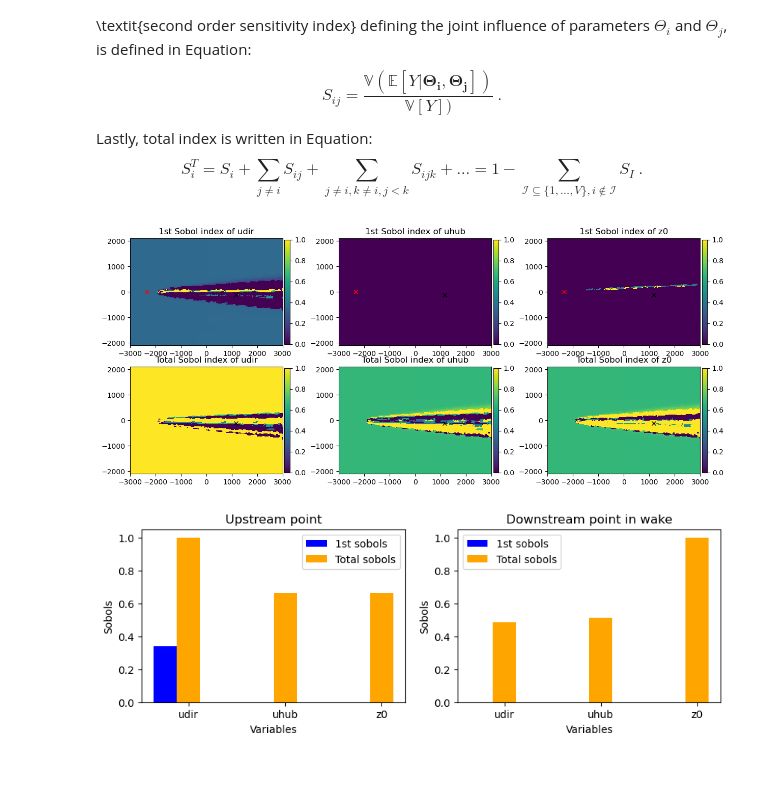
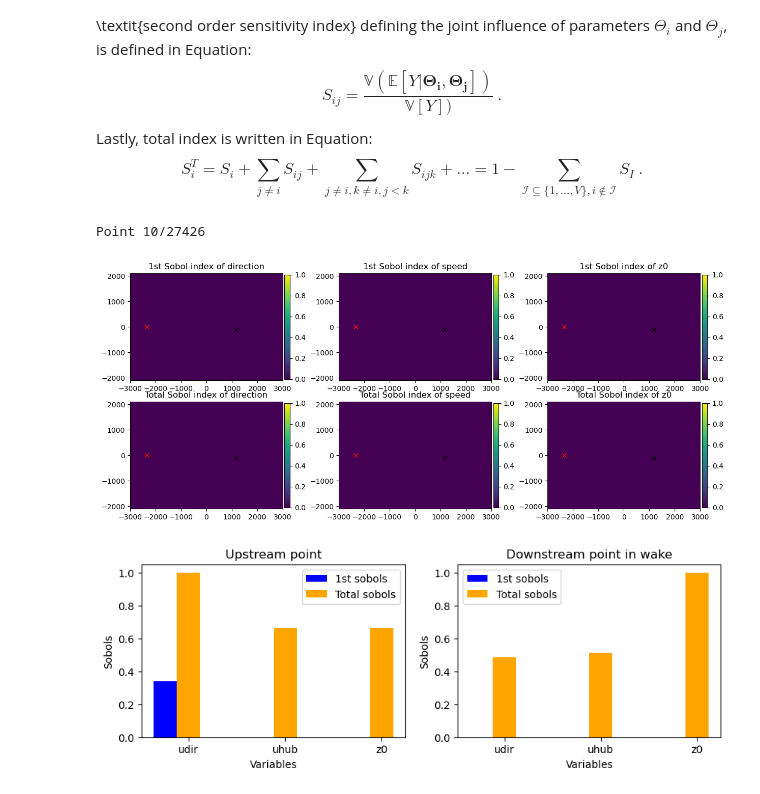
Before and after one commit to bjarketol/WIFA, a Jupyter notebook: vnv/uq_validation/launch_sensitivity_study.ipynb, the cells around one changed output. Cells and saved outputs as stored; diff of their text form; code cells hidden in the pictures.

```diff
--- a/vnv/uq_validation/launch_sensitivity_study.ipynb
+++ b/vnv/uq_validation/launch_sensitivity_study.ipynb
@@ -46,6 +48,6 @@ Variables are :  ['time', 'wind_dir_at_hub', 'wind_velocity_at_hub', 'roughness_
 Dimensions of variable 1 are :  ('time',)
 Shape of variable 1 is :  (1000,)
 # %%
-f = nc.Dataset('MC_Velocity_WP4_test.nc')
+f = nc.Dataset('MC_hub_timeseries_velocity_code_saturne.nc')
 print(f.variables.keys())
 # %% [output]
@@ -53,10 +55,17 @@ dict_keys(['velocity_x', 'velocity_y', 'velocity_z'])
 # %%
-velocity_X = f.variables['velocity_x']
-velocity_Y = f.variables['velocity_y']
-velocity_Z = f.variables['velocity_z']
+#get triangulation from netcdf
+x = f.variables['vertices_x_coords'][:]
+y = f.variables['vertices_y_coords'][:]
+triangles = f.variables['triangle_vertices_ids'][:]
+triang = tri.Triangulation(x,y,triangles.astype(int))
+#get flow variables
+velocity_X = f.variables['u']
+velocity_Y = f.variables['v']
+velocity_Z = f.variables['w']
 velocity_magnitude = np.zeros((velocity_X.shape[0],velocity_X.shape[1]))
 for j in range(velocity_X.shape[1]):
     velocity_magnitude[:,j] = np.sqrt(velocity_X[:,j]**2 + velocity_Y[:,j]**2 + velocity_Z[:,j]**2)
+#
 print(velocity_X.shape)
 MC_sample_size = velocity_X.shape[1]
 # %% [output]
@@ -85,26 +94,13 @@ for j in range(MC_sample.shape[1]):
 # %% [markdown]
 ### Get triang info and add a plot example
 # %%
-#triangulation_info
-work_dir = '.'
-UQ_study = CS_study(case_dir=".")
-
-wt_h = 119.0 #hub_height
-zplane_center = (0, 0, wt_h)  # at hub height
-for j in range(1):
-    result_dir="Dynamique/RESU/wf_" + str(1000000+j+1)[1:]
-    UQ_study.set_result_dir(result_dir)
-    UQ_study.get_case_info()
-    x, y, z, triang = UQ_study.get_plane_info(zplane_center,(0,0,1))
-
+#get coordinates of triangle face centers
 x_coords = np.zeros((velocity_X.shape[0]))
 y_coords = np.zeros((velocity_X.shape[0]))
-
 for j in range(velocity_X.shape[0]):
     i1, i2, i3 = triang.triangles[j]
     x_coords[j] = (triang.x[i1] + triang.x[i2] + triang.x[i3])/3.
     y_coords[j] = (triang.y[i1] + triang.y[i2] + triang.y[i3])/3.
-
 
 #Points center_line
 nearest_x = [] ; nearest_ids = []
@@ -261,13 +257,12 @@ input_variable_array = MC_sample[:MC_sample_size,:]
 
 #Show the polynomial terms
 #Fitting metrics #show leave_one_out scores
-recompute_sobols = False
+recompute_sobols = True
 if(recompute_sobols):
-    marginal_type = "kernel"  #choices: gaussian, uniform, kernel
     copula_type = "independent"  #choices: gaussian, independent
-    max_PC_deg = 10
+    max_PC_deg = 3
     npoints = velocity_X.shape[0]
-    for i in range(npoints):
+    for i in range(10):#npoints):
         print('Point '+str(i+1)+'/'+str(npoints), end='\r')
         if(sample_std[i]!=0):
             fullSet = StatisticalSet(input_variable_array[:,:],velocity_X[i,:])
@@ -275,10 +270,10 @@ if(recompute_sobols):
             test_size = 0
             otChaosObject = OTChaos(fullSet, training_size=training_size, \
                                     test_size=test_size, prediction_size=0, number_of_sets=1)
-            otChaosObject.marginals = []
+            otChaosObject.marginals = uq_var_marginals
 
             for v in range(fullSet.inputDimension):
-                otChaosObject.marginals.append(marginal_type)
+                otChaosObject.marginals.append(uq_var_marginals[v])
                 otChaosObject.copula = copula_type
 
             otChaosObject.polynomialDegree = max_PC_deg
@@ -286,36 +281,37 @@ if(recompute_sobols):
             chaosSI = ot.FunctionalChaosSobolIndices(otChaosObject.polynomialChaosResult)
             for v in range(fullSet.inputDimension):
                 sobol_indices[i,v] =  chaosSI.getSobolIndex(v)
                 total_sobol_indices[i,v] =  chaosSI.getSobolTotalIndex(v)
 else:
-    f = nc.Dataset('MC_Sobol_indices_Velocity_X_WP4_test_maxDeg10.nc')
+    f = nc.Dataset('MC_Sobol_indices.nc')
     for j in range(nvar):
         sobol_indices[:,j] = f.variables[uq_varnames[j]+'_sobol_index_1st'][:]
         total_sobol_indices[:,j] = f.variables[uq_varnames[j]+'_sobol_index_total'][:]
 
 fig,ax = plt.subplots(2,nvar,figsize=(15,6))
 #
 for j in range(nvar):
     ax[0,j].set_aspect('equal')
     cntr = ax[0,j].tripcolor(triang,sobol_indices[:,j], vmin=0.0,vmax=1.0)
     fig.colorbar(cntr, ax=ax[0,j],fraction=0.03, pad=0.01)
     ax[0,j].set_title('1st Sobol index of '+uq_varnames[j])
     ax[0,j].plot(x_coords[example_point_id_1],y_coords[example_point_id_1], linestyle=None, marker="x",color="red")
     ax[0,j].plot(x_coords[example_point_id_2],y_coords[example_point_id_2], linestyle=None, marker="x",color="black")
     ax[0,j].set_xlim(-3000,3000) ; ax[0,j].set_ylim(-2100,2100)
     #
     ax[1,j].set_aspect('equal')
     cntr = ax[1,j].tripcolor(triang,total_sobol_indices[:,j], vmin=0.0,vmax=1.0)
     fig.colorbar(cntr, ax=ax[1,j],fraction=0.03, pad=0.01)
     ax[1,j].set_title('Total Sobol index of '+uq_varnames[j])
-    ax[1,j].plot(x_coords[example_point_id],y_coords[example_point_id], linestyle=None, marker="x",color="red")
+    ax[1,j].plot(x_coords[example_point_id_1],y_coords[example_point_id_1], linestyle=None, marker="x",color="red")
     ax[1,j].plot(x_coords[example_point_id_2],y_coords[example_point_id_2], linestyle=None, marker="x",color="black")
     ax[1,j].set_xlim(-3000,3000) ; ax[1,j].set_ylim(-2100,2100)
 
 plt.show()
 #fig.savefig('Velocity_X_1stSobol_uref.jpg',dpi=300,bbox_inches='tight')
 # %% [output]
+Point 10/27426
-[figure, old version]
+[figure, new version]
 # %%
 # Set up the figure and axes
 
```
Also changed, not shown: parts of 5 cells of this notebook, 2 other files.
